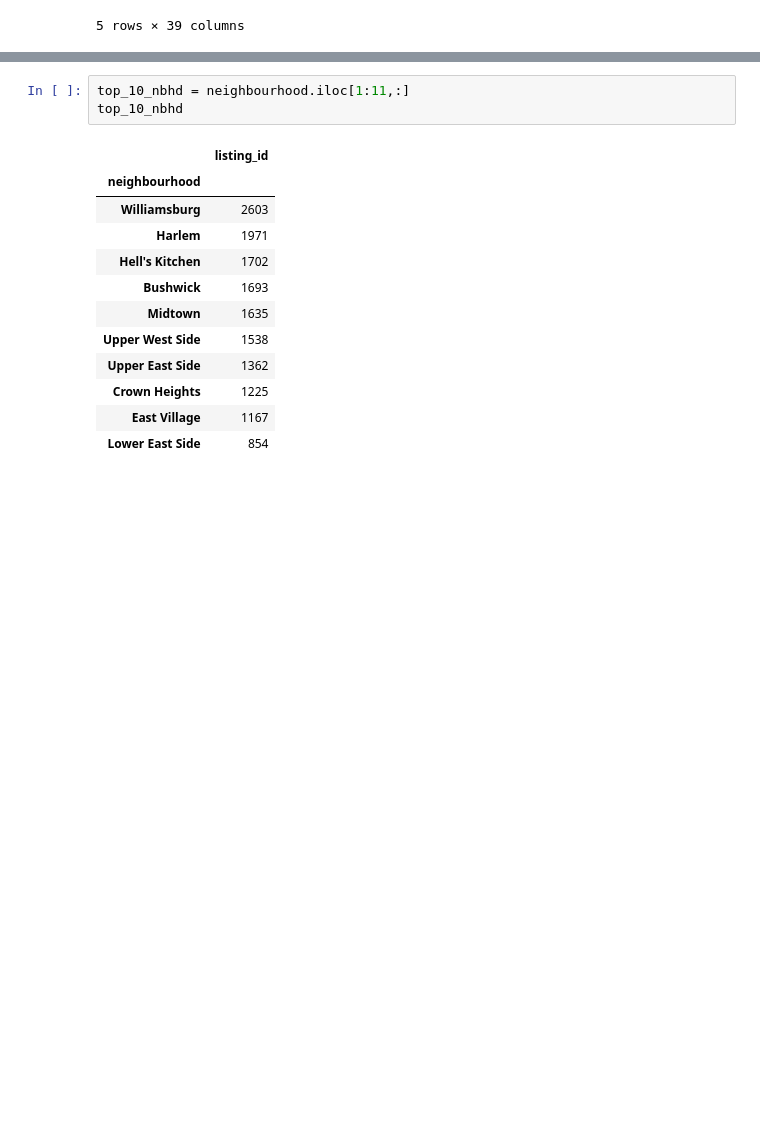
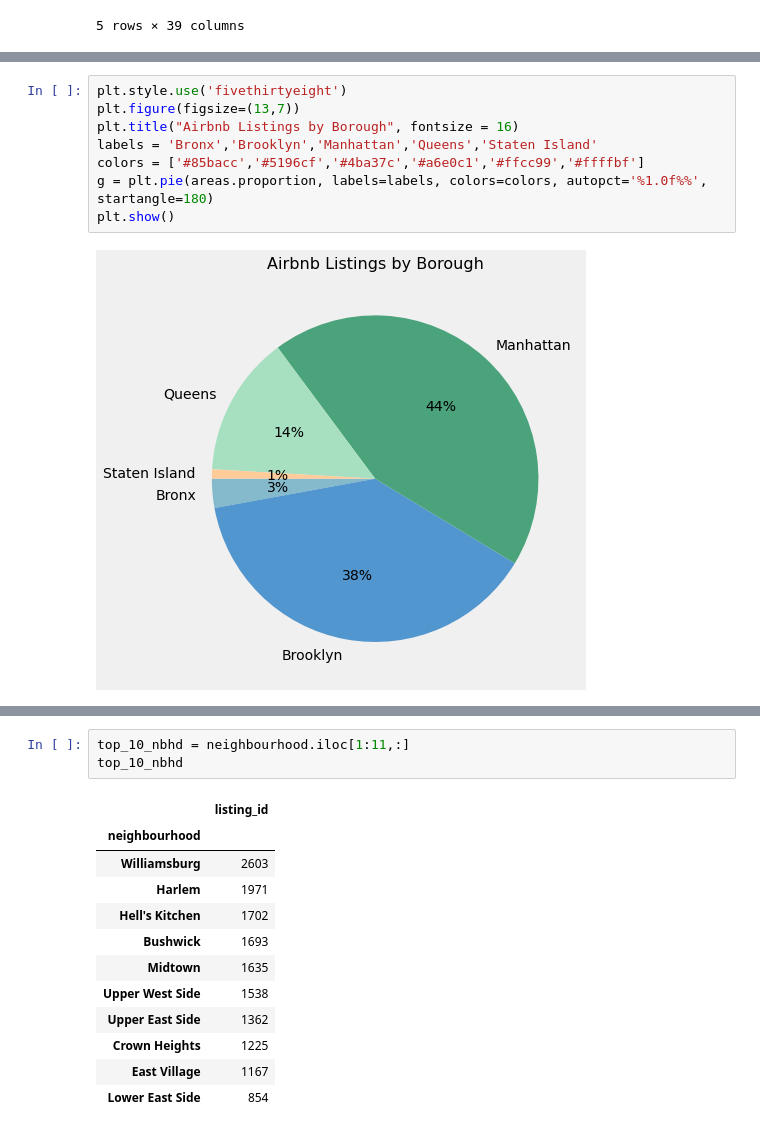
Before and after one commit to mb3005/NYC-Airbnbs, a Jupyter notebook: Python Project 1 - Airbnbs in NYC.ipynb, the cells around one changed output, grey strips where cells are left out. Cells and saved outputs as stored; diff of their text form; blank space fills up the shorter version.

```diff
--- a/Python Project 1 - Airbnbs in NYC.ipynb
+++ b/Python Project 1 - Airbnbs in NYC.ipynb
@@ -284 +313,11 @@ listings2021.head()
+# %%
+plt.style.use('fivethirtyeight')
+plt.figure(figsize=(13,7))
+plt.title("Airbnb Listings by Borough", fontsize = 16)
+labels = 'Bronx','Brooklyn','Manhattan','Queens','Staten Island'
+colors = ['#85bacc','#5196cf','#4ba37c','#a6e0c1','#ffcc99','#ffffbf']
+g = plt.pie(areas.proportion, labels=labels, colors=colors, autopct='%1.0f%%', startangle=180)
+plt.show()
+# %% [output]
+[figure, added]
 # %%
```
Also changed, not shown: parts of 11 cells of this notebook, 1 other file.
